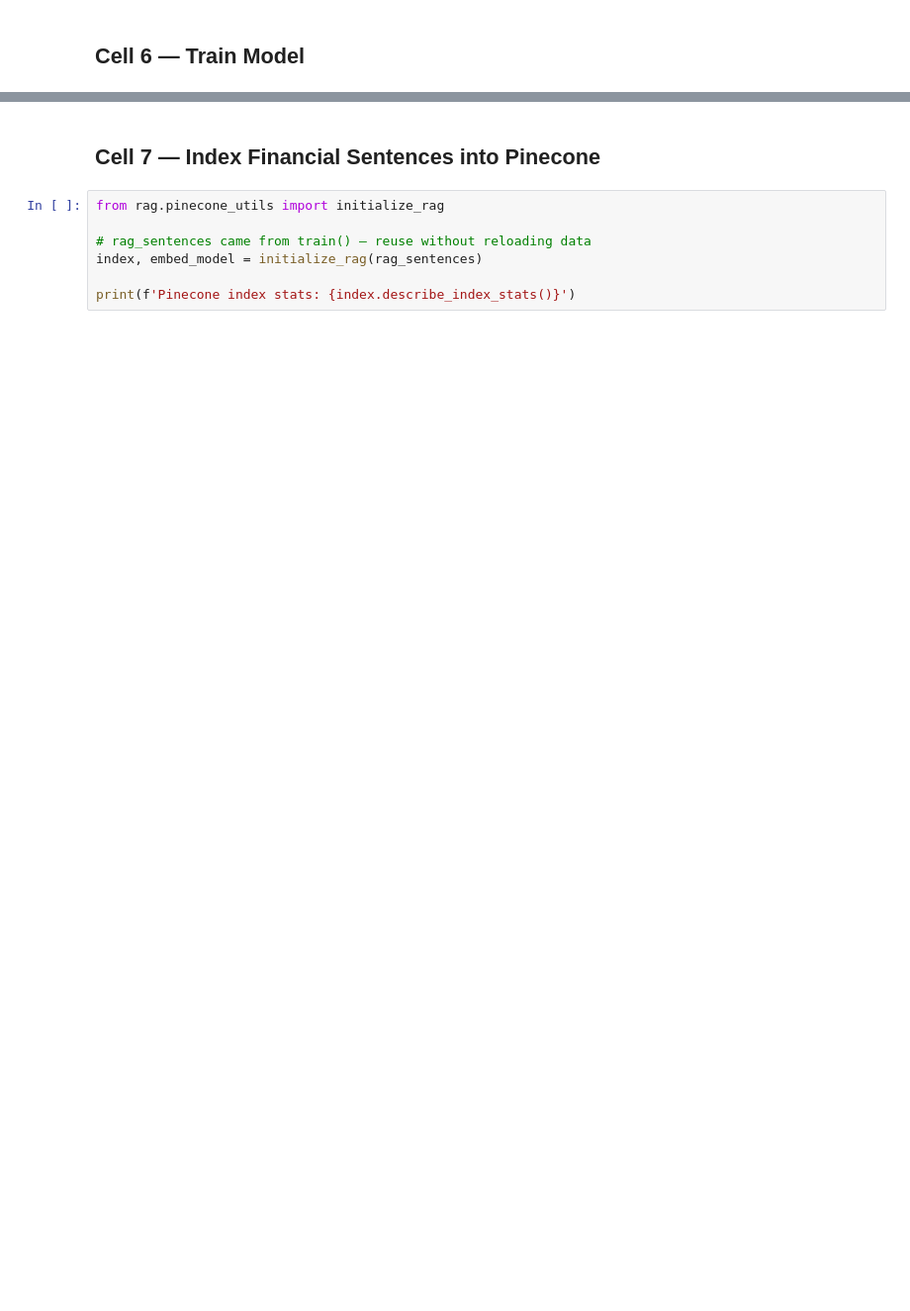
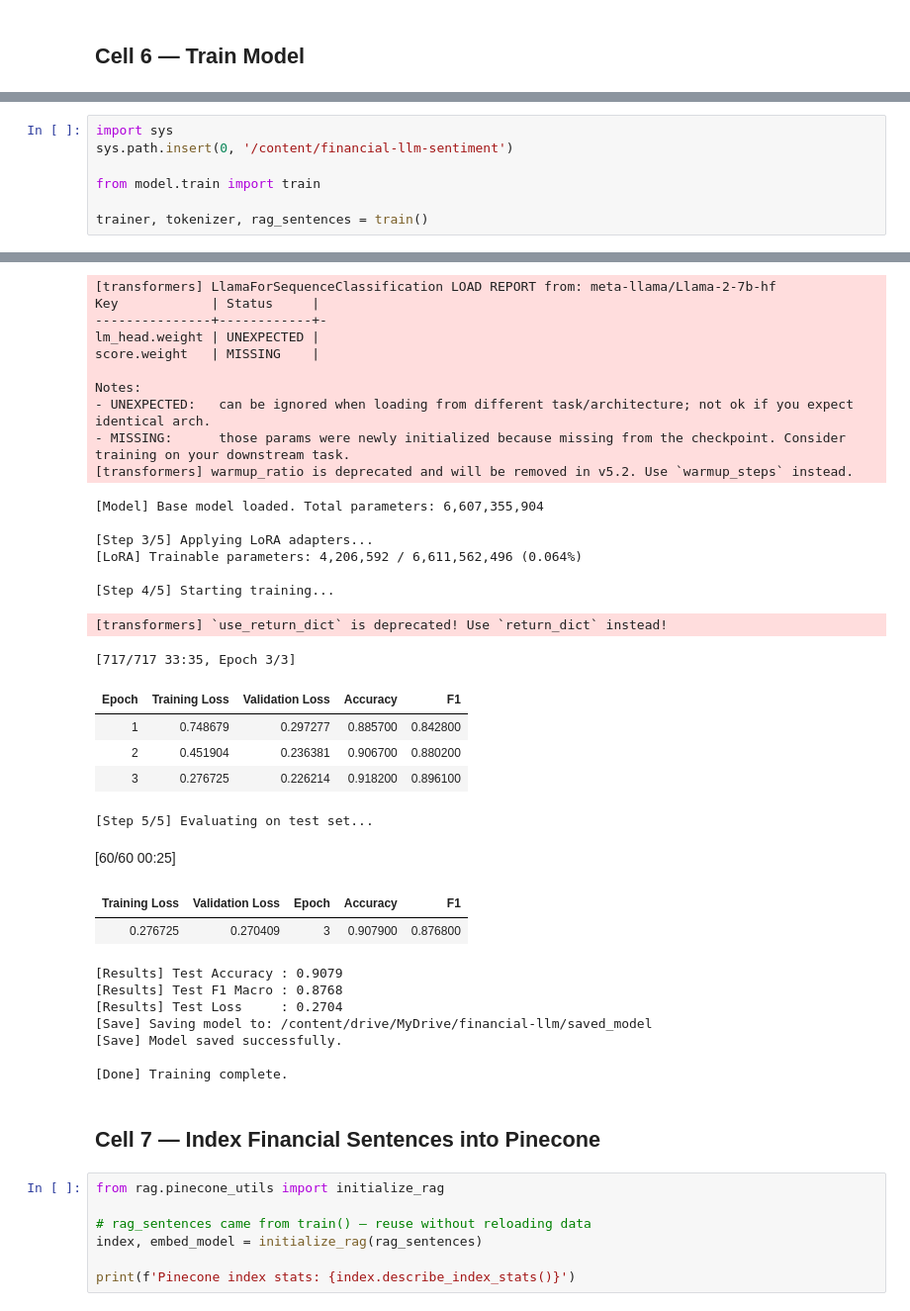
Before and after one commit to vkquanghd/financial-llm-sentiment, a Jupyter notebook: train_colab.ipynb, the cells around one changed output, grey strips where cells are left out. Shown at 99% size. Drawn from its saved outputs; the diff is of its cells as text; blank space fills up the shorter version.

```diff
--- a/train_colab.ipynb
+++ b/train_colab.ipynb
@@ -96,0 +134,8 @@ trainer, tokenizer, rag_sentences = train()
+# %%
+import sys
+sys.path.insert(0, '/content/financial-llm-sentiment')
+
+from model.train import train
+
+trainer, tokenizer, rag_sentences = train()
+# %% [output]
@@ -97,3 +159,36 @@ trainer, tokenizer, rag_sentences = train()
+[transformers] LlamaForSequenceClassification LOAD REPORT from: meta-llama/Llama-2-7b-hf
+Key            | Status     |
+---------------+------------+-
+lm_head.weight | UNEXPECTED |
+score.weight   | MISSING    |
+
+Notes:
+- UNEXPECTED:   can be ignored when loading from different task/architecture; not ok if you expect identical arch.
+- MISSING:      those params were newly initialized because missing from the checkpoint. Consider training on your downstream task.
+[transformers] warmup_ratio is deprecated and will be removed in v5.2. Use `warmup_steps` instead.
+[Model] Base model loaded. Total parameters: 6,607,355,904
+
+[Step 3/5] Applying LoRA adapters...
+[LoRA] Trainable parameters: 4,206,592 / 6,611,562,496 (0.064%)
+
+[Step 4/5] Starting training...
+[transformers] `use_return_dict` is deprecated! Use `return_dict` instead!
+[717/717 33:35, Epoch 3/3]
+| Epoch | Training Loss | Validation Loss | Accuracy | F1 |
+| 1 | 0.748679 | 0.297277 | 0.885700 | 0.842800 |
+| 2 | 0.451904 | 0.236381 | 0.906700 | 0.880200 |
+| 3 | 0.276725 | 0.226214 | 0.918200 | 0.896100 |
+[Step 5/5] Evaluating on test set...
+[60/60 00:25]
+| Training Loss | Validation Loss | Epoch | Accuracy | F1 |
+| 0.276725 | 0.270409 | 3 | 0.907900 | 0.876800 |
+[Results] Test Accuracy : 0.9079
+[Results] Test F1 Macro : 0.8768
+[Results] Test Loss     : 0.2704
+[Save] Saving model to: /content/drive/MyDrive/financial-llm/saved_model
+[Save] Model saved successfully.
+
+[Done] Training complete.
 # %% [markdown]
 ## Cell 7 — Index Financial Sentences into Pinecone
 # %%
```
Also changed, not shown: parts of 16 cells of this notebook.
